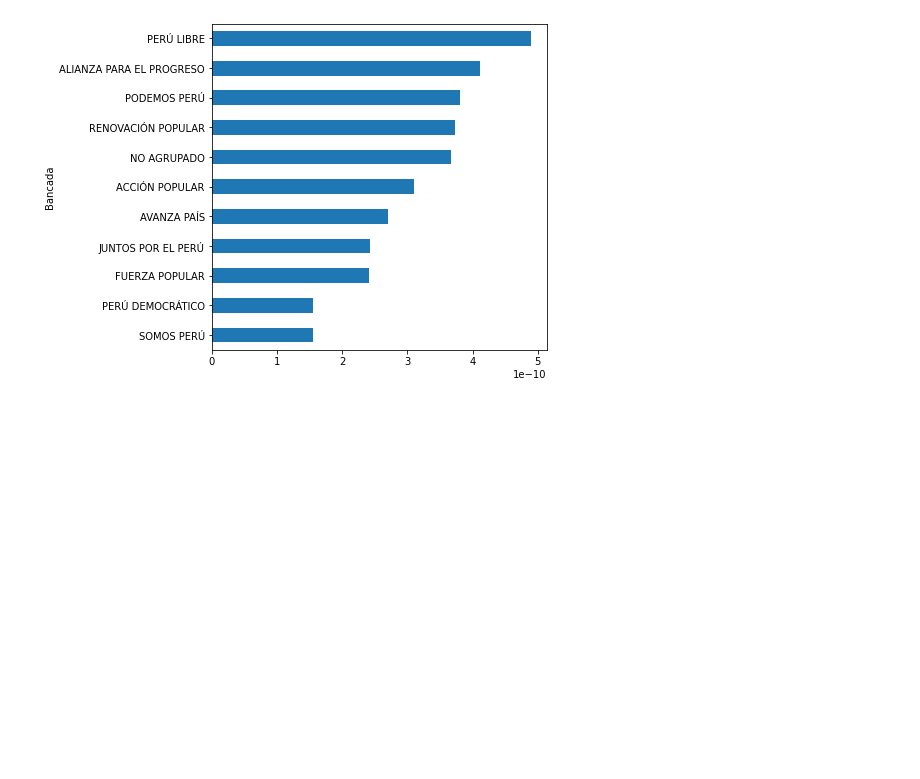
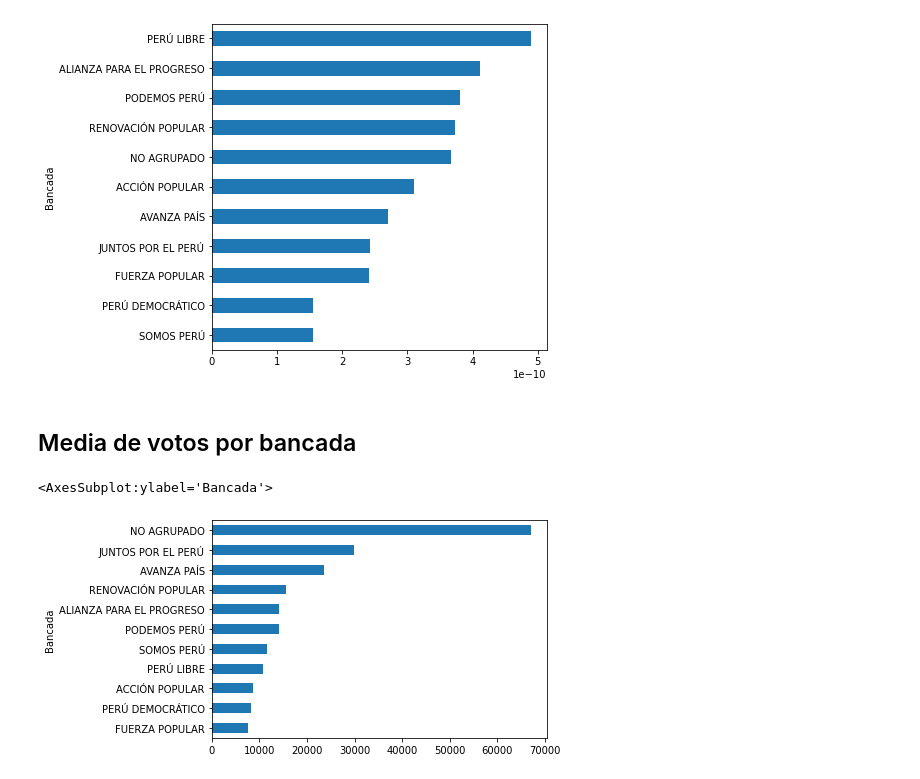
Before and after one commit to Andre-Carrillo/ScrappingDeepNote, a Jupyter notebook: CongressExp.ipynb, the cells around one changed output. Drawn from its saved outputs; the diff is of its cells as text; code cells hidden in the pictures; blank space fills up the shorter version.

```diff
--- a/CongressExp.ipynb
+++ b/CongressExp.ipynb
@@ -19,7 +20,7 @@ Congress['Rep_abs'] = Congress['Votación']/2351793
 # %%
 #Make the number of congres a column and making a df of region, bancada, rep abs y numcong
 regions_numbers = Congress.groupby('Región')['Rep_abs'].count().sort_values()
-pre_total_rep = Congress[['Región', 'Bancada', 'Rep_abs']].merge(regions_numbers, on='Región', how='left')
+pre_total_rep = Congress[['Región', 'Bancada', 'Rep_abs', 'Votación']].merge(regions_numbers, on='Región', how='left')
 # %% [markdown]
 ## Sub-representación en regiones
 # %%
@@ -44,3 +45,10 @@ rep_vs_bancada.plot(kind='barh', figsize=(6, 6))
 # %% [output]
 <AxesSubplot:ylabel='Bancada'>
 [figure]
+# %% [markdown]
+## Media de votos por bancada
+# %%
+pre_total_rep.groupby('Bancada')['Votación'].median().sort_values().plot(kind='barh')
+# %% [output]
+<AxesSubplot:ylabel='Bancada'>
+[figure, added]
```
Also changed, not shown: parts of 5 cells of this notebook.
